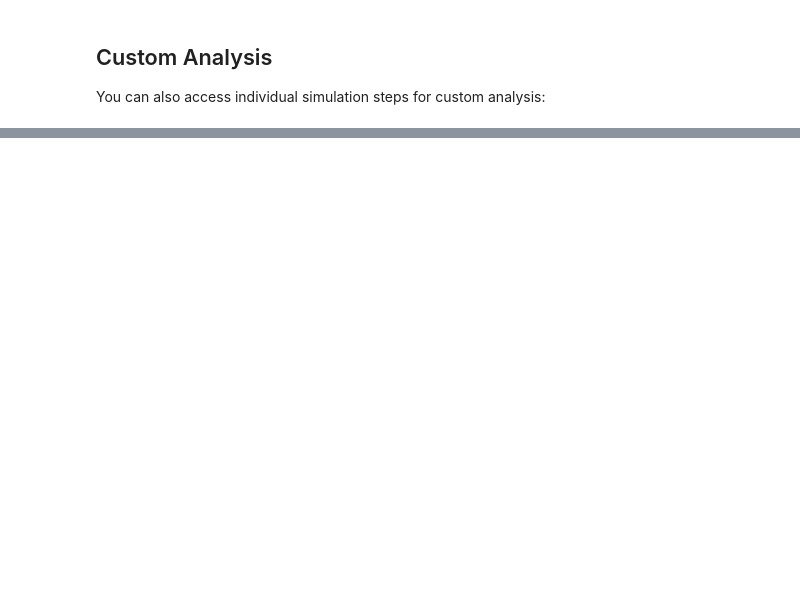
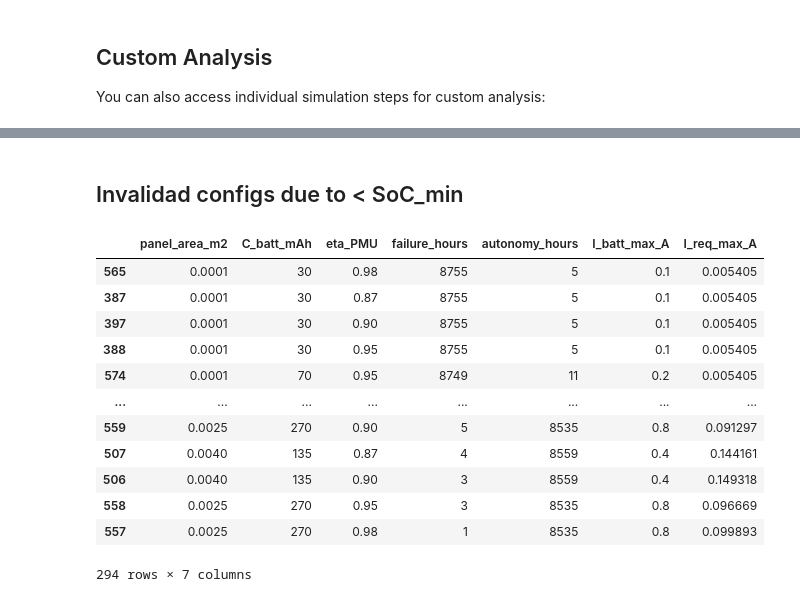
Before and after one commit to UCLM-ARCO/oasis-ehs, a Jupyter notebook: analyze-dataset.ipynb, the cells around one changed output, grey strips where cells are left out. Drawn from its saved outputs; the diff is of its cells as text; code cells hidden in the pictures; blank space fills up the shorter version.

```diff
--- a/analyze-dataset.ipynb
+++ b/analyze-dataset.ipynb
@@ -260 +227,29 @@ Best score achieved: 1.0000
 Configurations with best score: 2
+# %% [markdown]
+## Invalidad configs due to < SoC_min
+# %%
+invalid_soc = summary[summary["failure_hours"] > 0][[
+    "panel_area_m2",
+    "C_batt_mAh",
+    "eta_PMU",
+    "failure_hours",
+    "autonomy_hours",
+    "I_batt_max_A",
+    "I_req_max_A"
+]].sort_values("failure_hours", ascending=False)
+
+invalid_soc
+# %% [output]
+|  | panel_area_m2 | C_batt_mAh | eta_PMU | failure_hours | autonomy_hours | I_batt_max_A | I_req_max_A |
+| 565 | 0.0001 | 30 | 0.98 | 8755 | 5 | 0.1 | 0.005405 |
+| 387 | 0.0001 | 30 | 0.87 | 8755 | 5 | 0.1 | 0.005405 |
+| 397 | 0.0001 | 30 | 0.90 | 8755 | 5 | 0.1 | 0.005405 |
+| 388 | 0.0001 | 30 | 0.95 | 8755 | 5 | 0.1 | 0.005405 |
+| 574 | 0.0001 | 70 | 0.95 | 8749 | 11 | 0.2 | 0.005405 |
+| ... | ... | ... | ... | ... | ... | ... | ... |
+| 559 | 0.0025 | 270 | 0.90 | 5 | 8535 | 0.8 | 0.091297 |
+| 507 | 0.0040 | 135 | 0.87 | 4 | 8559 | 0.4 | 0.144161 |
+| 506 | 0.0040 | 135 | 0.90 | 3 | 8559 | 0.4 | 0.149318 |
+| 558 | 0.0025 | 270 | 0.95 | 3 | 8535 | 0.8 | 0.096669 |
+| 557 | 0.0025 | 270 | 0.98 | 1 | 8535 | 0.8 | 0.099893 |
+294 rows × 7 columns
```
Also changed, not shown: parts of 13 cells of this notebook.
